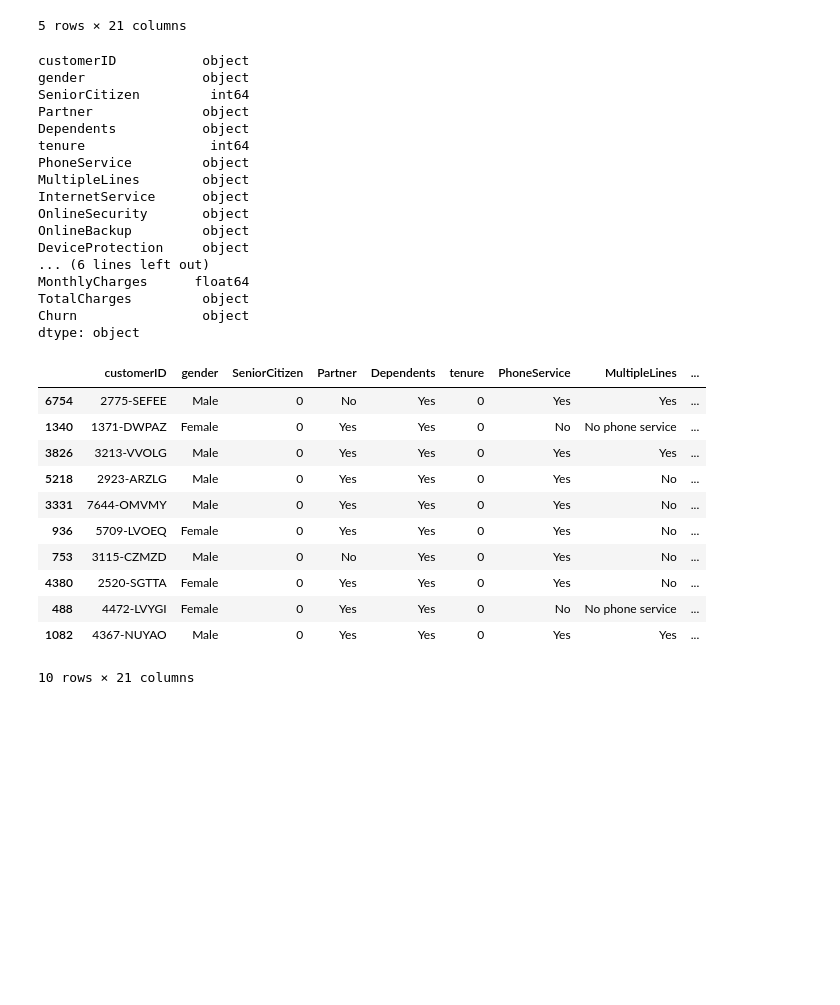
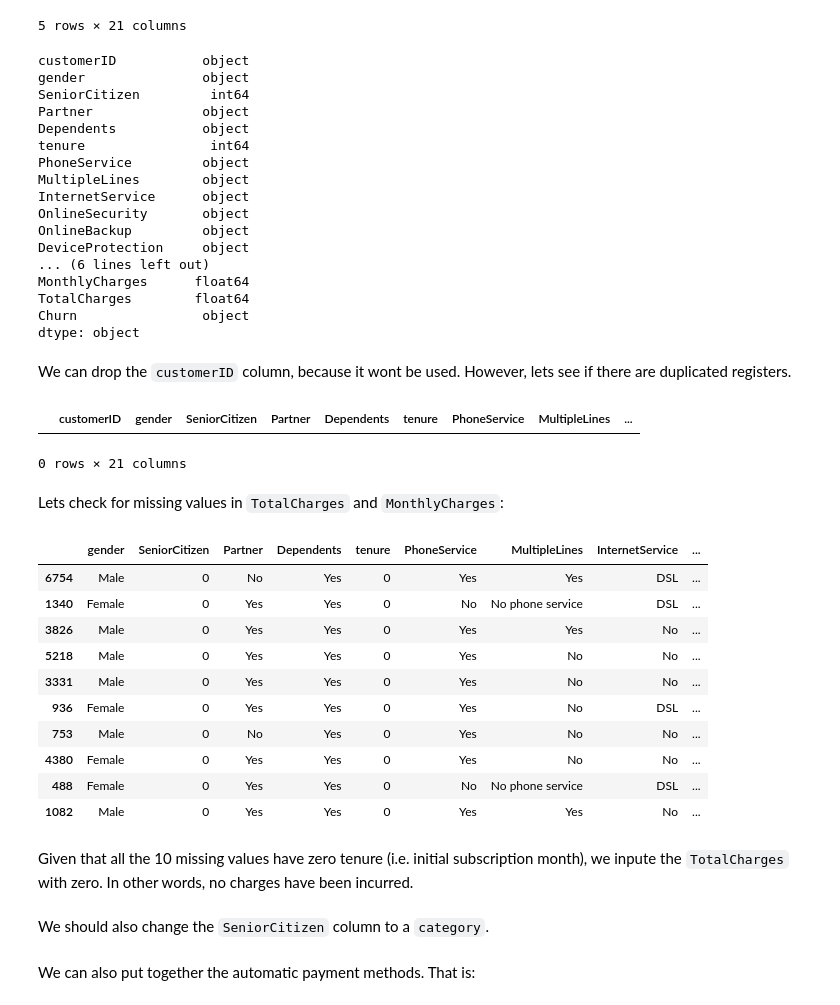
Before and after one commit to gordoaraujo/cl_churn_prediction, a Jupyter notebook: notebooks/Jose_Data_Cleaning_and_Analysis.ipynb, the cells around one changed output. Drawn from its saved outputs; the diff is of its cells as text; code cells hidden in the pictures; blank space fills up the shorter version.

```diff
--- a/notebooks/Jose_Data_Cleaning_and_Analysis.ipynb
+++ b/notebooks/Jose_Data_Cleaning_and_Analysis.ipynb
@@ -11,2 +43,2 @@ Initial data cleaning and analysis
 # %%
-df_churn = pd.read_csv("../data/raw/telecom_users.csv", index_col = [0])
+df_churn = pd.read_csv("../data/raw/telecom_users.csv", index_col = [0], na_values = " ")
@@ -37,22 +73,34 @@ OnlineBackup         object
 DeviceProtection     object
 ... (6 lines left out)
 MonthlyCharges      float64
-TotalCharges         object
+TotalCharges        float64
 Churn                object
 dtype: object
+# %% [markdown]
+We can drop the `customerID` column, because it wont be used. However, lets see if there are duplicated registers.
+# %%
+df_churn[df_churn.duplicated(subset=["customerID"])]
+# %% [output]
+|  | customerID | gender | SeniorCitizen | Partner | Dependents | tenure | PhoneService | MultipleLines | ... |
+0 rows × 21 columns
+# %%
+df_churn.drop(columns = ["customerID"], inplace = True)
+# %% [markdown]
+Lets check for missing values in `TotalCharges` and `MonthlyCharges`:
 # %%
-df_churn[df_churn["TotalCharges"] == " "]
+df_churn[(df_churn["TotalCharges"].isna()) | (df_churn["MonthlyCharges"].isna())]
 # %% [output]
-|  | customerID | gender | SeniorCitizen | Partner | Dependents | tenure | PhoneService | MultipleLines | ... |
-| 6754 | 2775-SEFEE | Male | 0 | No | Yes | 0 | Yes | Yes | ... |
-| 1340 | 1371-DWPAZ | Female | 0 | Yes | Yes | 0 | No | No phone service | ... |
-| 3826 | 3213-VVOLG | Male | 0 | Yes | Yes | 0 | Yes | Yes | ... |
-| 5218 | 2923-ARZLG | Male | 0 | Yes | Yes | 0 | Yes | No | ... |
-| 3331 | 7644-OMVMY | Male | 0 | Yes | Yes | 0 | Yes | No | ... |
-| 936 | 5709-LVOEQ | Female | 0 | Yes | Yes | 0 | Yes | No | ... |
-| 753 | 3115-CZMZD | Male | 0 | No | Yes | 0 | Yes | No | ... |
-| 4380 | 2520-SGTTA | Female | 0 | Yes | Yes | 0 | Yes | No | ... |
-| 488 | 4472-LVYGI | Female | 0 | Yes | Yes | 0 | No | No phone service | ... |
-| 1082 | 4367-NUYAO | Male | 0 | Yes | Yes | 0 | Yes | Yes | ... |
+|  | gender | SeniorCitizen | Partner | Dependents | tenure | PhoneService | MultipleLines | InternetService | ... |
+| 6754 | Male | 0 | No | Yes | 0 | Yes | Yes | DSL | ... |
+| 1340 | Female | 0 | Yes | Yes | 0 | No | No phone service | DSL | ... |
+| 3826 | Male | 0 | Yes | Yes | 0 | Yes | Yes | No | ... |
+| 5218 | Male | 0 | Yes | Yes | 0 | Yes | No | No | ... |
+| 3331 | Male | 0 | Yes | Yes | 0 | Yes | No | No | ... |
+| 936 | Female | 0 | Yes | Yes | 0 | Yes | No | DSL | ... |
+| 753 | Male | 0 | No | Yes | 0 | Yes | No | No | ... |
+| 4380 | Female | 0 | Yes | Yes | 0 | Yes | No | No | ... |
+| 488 | Female | 0 | Yes | Yes | 0 | No | No phone service | DSL | ... |
+| 1082 | Male | 0 | Yes | Yes | 0 | Yes | Yes | No | ... |
-10 rows × 21 columns
+# %% [markdown]
+Given that all the 10 missing values have zero tenure (i.e. initial subscription month), we inpute the `TotalCharges` with zero. In other words, no charges have been incurred.
 # %%
@@ -61,0 +108,2 @@ df_churn = df_churn.astype({"TotalCharges" : "float64"}) # .dtypes
+# %% [markdown]
+We should also change the `SeniorCitizen` column to a `category`.
@@ -61,0 +112,2 @@ df_churn = df_churn.astype({"TotalCharges" : "float64"}) # .dtypes
+# %% [markdown]
+We can also put together the automatic payment methods. That is:
```
Also changed, not shown: parts of 22 cells of this notebook, 1 other file.
